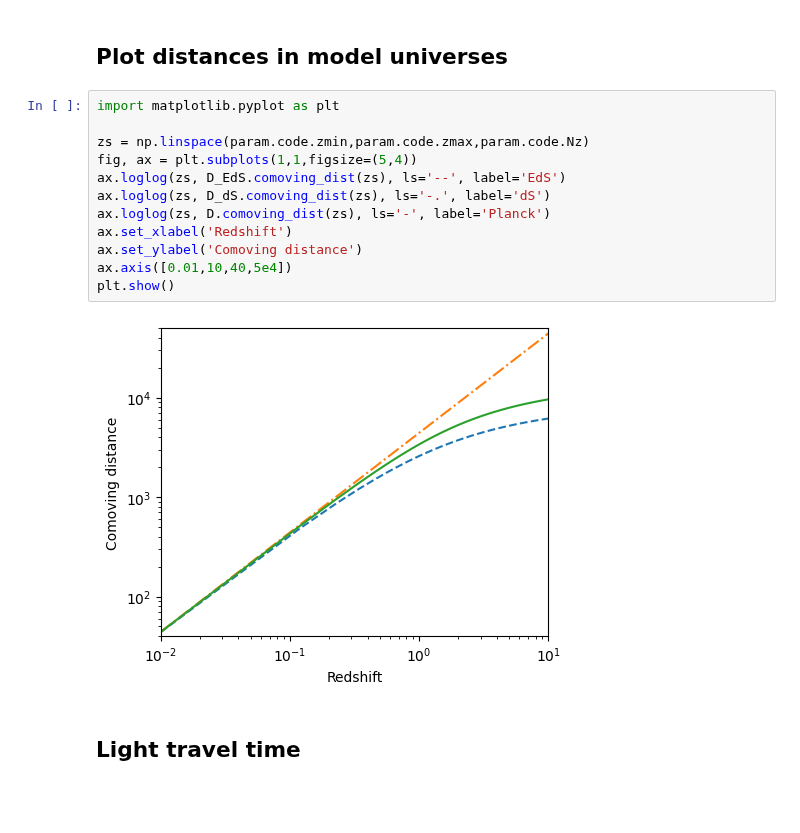
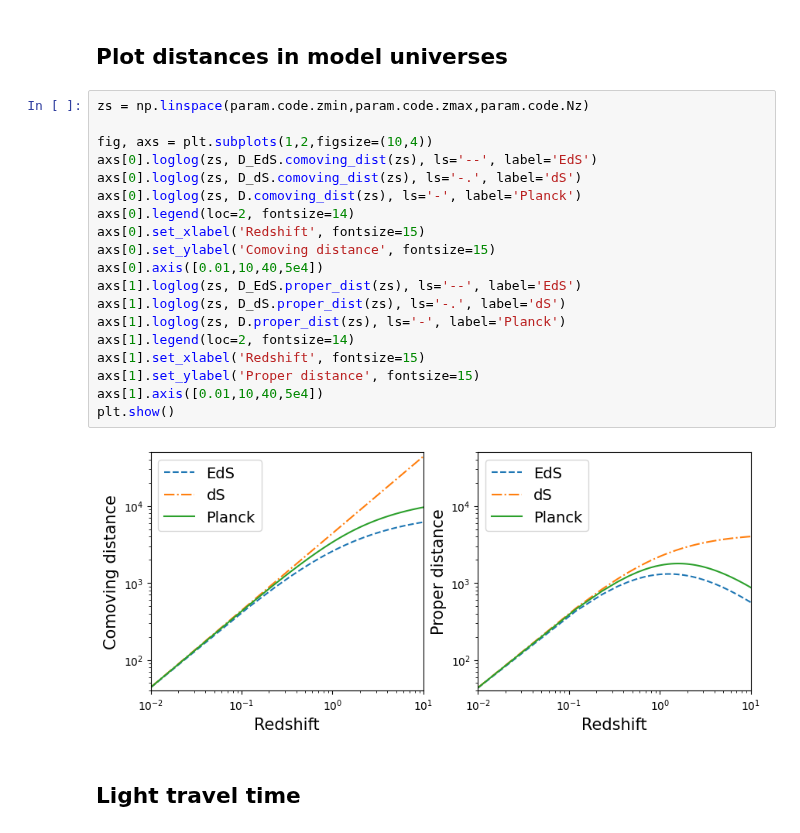
Before and after one commit to sambit-giri/AstronomyCalc, a Jupyter notebook: docs/examples/model_univerves.ipynb, the cells around one changed output. Drawn from its saved outputs; the diff is of its cells as text; blank space fills up the shorter version.

```diff
--- a/docs/examples/model_univerves.ipynb
+++ b/docs/examples/model_univerves.ipynb
@@ -61,18 +65,25 @@ D = AstronomyCalc.CosmoDistances(param)
 # %% [markdown]
 ## Plot distances in model universes
 # %%
-import matplotlib.pyplot as plt
+zs = np.linspace(param.code.zmin,param.code.zmax,param.code.Nz)
 
-zs = np.linspace(param.code.zmin,param.code.zmax,param.code.Nz)
-fig, ax = plt.subplots(1,1,figsize=(5,4))
-ax.loglog(zs, D_EdS.comoving_dist(zs), ls='--', label='EdS')
-ax.loglog(zs, D_dS.comoving_dist(zs), ls='-.', label='dS')
-ax.loglog(zs, D.comoving_dist(zs), ls='-', label='Planck')
-ax.set_xlabel('Redshift')
-ax.set_ylabel('Comoving distance')
-ax.axis([0.01,10,40,5e4])
+fig, axs = plt.subplots(1,2,figsize=(10,4))
+axs[0].loglog(zs, D_EdS.comoving_dist(zs), ls='--', label='EdS')
+axs[0].loglog(zs, D_dS.comoving_dist(zs), ls='-.', label='dS')
+axs[0].loglog(zs, D.comoving_dist(zs), ls='-', label='Planck')
+axs[0].legend(loc=2, fontsize=14)
+axs[0].set_xlabel('Redshift', fontsize=15)
+axs[0].set_ylabel('Comoving distance', fontsize=15)
+axs[0].axis([0.01,10,40,5e4])
+axs[1].loglog(zs, D_EdS.proper_dist(zs), ls='--', label='EdS')
+axs[1].loglog(zs, D_dS.proper_dist(zs), ls='-.', label='dS')
+axs[1].loglog(zs, D.proper_dist(zs), ls='-', label='Planck')
+axs[1].legend(loc=2, fontsize=14)
+axs[1].set_xlabel('Redshift', fontsize=15)
+axs[1].set_ylabel('Proper distance', fontsize=15)
+axs[1].axis([0.01,10,40,5e4])
 plt.show()
 # %% [output]
-[figure, old version]
+[figure, new version]
-# %% [markdown]
-## Light travel time
+# %% [markdown]
+## Light travel time
```
Also changed, not shown: parts of 12 cells of this notebook, 1 other file.
